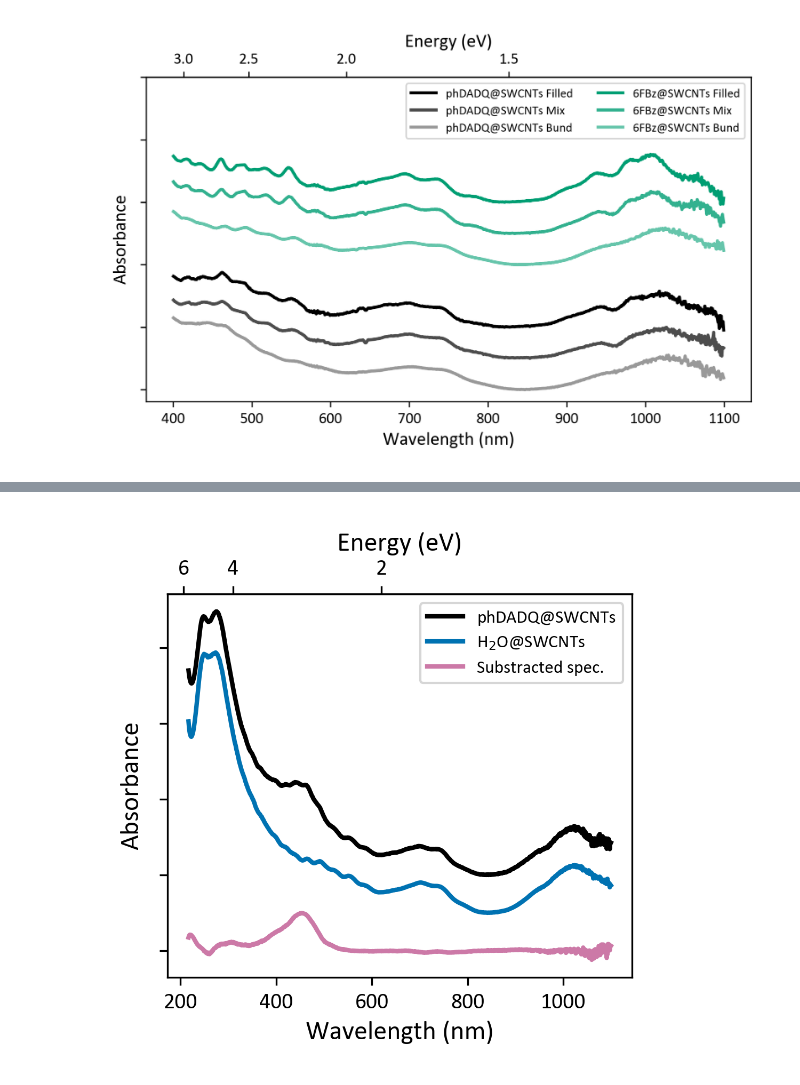
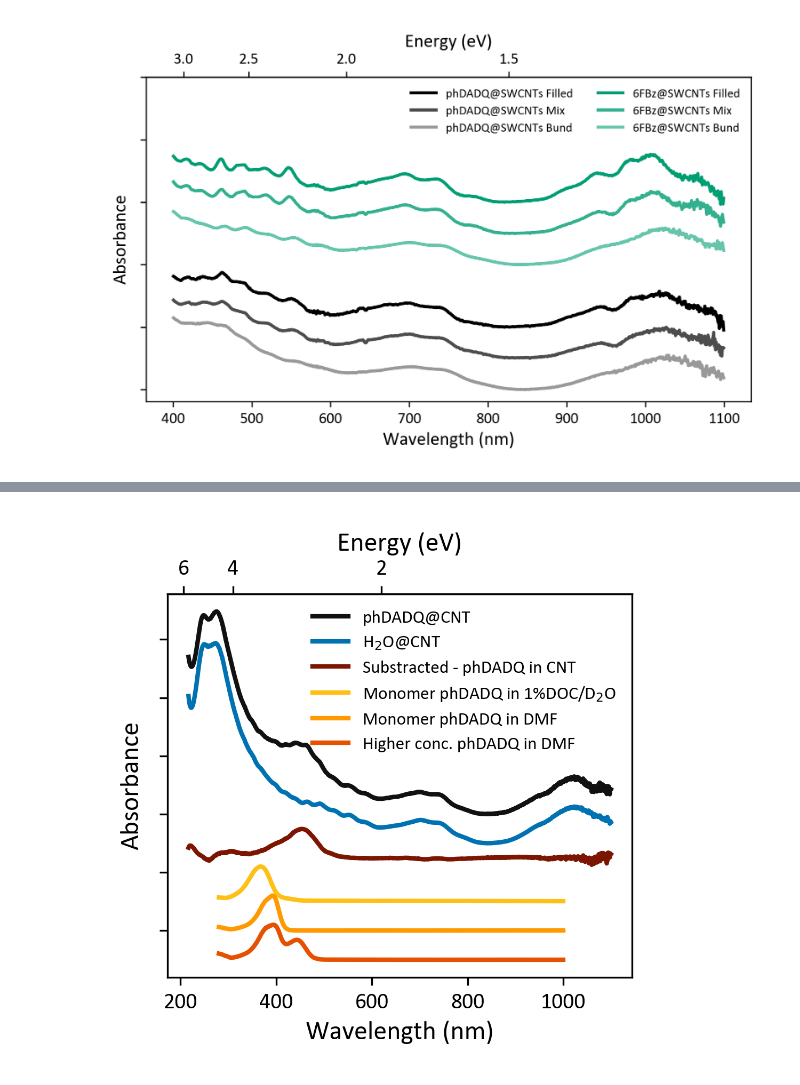
Before and after one commit to CristianMB/DataAnalysis_PhD_FUB, a Jupyter notebook: UVvisNIR/UVvisNIR_PostDial/2608_Abs_Refactored_NTFiguresMAINALLPROBLEMSFIXED.ipynb, the cells around one changed output, grey strips where cells are left out. Cells and saved outputs as stored; diff of their text form; code cells hidden in the pictures.

```diff
--- a/UVvisNIR/UVvisNIR_PostDial/2608_Abs_Refactored_NTFiguresMAINALLPROBLEMSFIXED.ipynb
+++ b/UVvisNIR/UVvisNIR_PostDial/2608_Abs_Refactored_NTFiguresMAINALLPROBLEMSFIXED.ipynb
@@ -107,7 +107,7 @@ def PlotSpectra(
             # Si el eje principal es Energía, convierte el nm a eV para plotearlo
             pos = (1240.0 / x_val) if mode in ["E", "EW"] else x_val
             ax1.axvline(x=pos, linewidth=0.5, linestyle='--', color='black', alpha=0.7, zorder=0)
-    ax1.legend(fontsize=style["legend_size"], ncol=legend_ncol)
+    ax1.legend(fontsize=style["legend_size"], ncol=legend_ncol, frameon=False)
     plt.tight_layout()
     plt.show()
 
@@ -411,6 +411,9 @@ data_folders = [
     r'H:\FUBerlin\Measurements\UVVis\CristianB\20260618_phDADQ_DMF_dilutionsNoBL',
     r'H:\FUBerlin\Measurements\UVVis\CristianB\20260618_F006_phDADQ@P2_Solubilized',
     r'H:\FUBerlin\Measurements\UVVis\CristianB\20260528_F006_phDADQ@P2_DMF_WashingSteps',
+    r"H:\FUBerlin\Measurements\UVvis\CristianB\20261007_phDADQ_dilutionSeries_DMF",
+    r"H:\FUBerlin\Measurements\UVvis\CristianB\20261007_phDADQ_dilutionSeries_1pcDOCH2O",
+
 
 
 ]
@@ -533,20 +536,15 @@ PlotSpectra(
 [figure]
 # %%
 spectra_config = [
-    (SphDADQ_DMF_10,  "phDADQ 2 μg/ml",  0.0, "#7FB3D5", "-"),
+    (S20260618_phDADQ_DMF_10,  "phDADQ 2 μg/ml",  0.0, "#7FB3D5", "-"),
     #(SphDADQ_DMF_20,  "phDADQ 4 μg/ml",  0.0, "#639DC4", "-"),
-    (SphDADQ_DMF_50,  "phDADQ 10 μg/ml",  0.0, "#4787B2", "-"),
+    (S20260618_phDADQ_DMF_50,  "phDADQ 10 μg/ml",  0.0, "#4787B2", "-"),
     #(SphDADQ_DMF_70,  "phDADQ 14 μg/ml",  0.0, "#2F729F", "-"),
-    (SphDADQ_DMF_100, "phDADQ 20 μg/ml", 0.0, "#185E8C", "-"),
-    (SphDADQ_DMF_200, "phDADQ 40 μg/ml", 0.0, "#004B73", "-"),
+    (S20260618_phDADQ_DMF_100, "phDADQ 20 μg/ml", 0.0, "#185E8C", "-"),
+    (S20260618_phDADQ_DMF_200, "phDADQ 40 μg/ml", 0.0, "#004B73", "-"),
 ]
 
-SphDADQ_DMF_10
-SphDADQ_DMF_20
-SphDADQ_DMF_50
-SphDADQ_DMF_70
-SphDADQ_DMF_100
-SphDADQ_DMF_200
+
 
 # 1. Build Selection using .copy() to protect original objects
 SelectionUVvis = []
@@ -598,8 +596,16 @@ PlotSpectra(
 # %%
 spectra_config = [
 
-    (SF006WA_phDADQ_P2_CF_260605_usedForPLE,     "phDADQ@SWCNTs", 0.0, "#000000", "-"),
-    (SP2_SWCNT_CF_usedForPLE,     "H$_2$O@SWCNTs", 0.0, "#0072B2", "-"),
+    (S20260618_F006WA_phDADQ_P2_CF_260605_usedForPLE,     "phDADQ@CNT", 0.0, "#111111", "-"),
+    (S20260618_P2_SWCNT_CF_usedForPLE,     "H$_2$O@CNT", 0.0, "#0072B2", "-"),
+
+
+#    (S20260618_phDADQ_DMF_10,  "phDADQ 2 μg/ml",  0.0, "#7FB3D5", "-"),
+#    (S20260618_phDADQ_DMF_20,  "phDADQ 4 μg/ml",  0.0, "#639DC4", "-"),
+#    (S20260618_phDADQ_DMF_50,  "phDADQ 10 μg/ml",  0.0, "#4787B2", "-"),
+#    (S20260618_phDADQ_DMF_70,  "phDADQ 14 μg/ml",  0.0, "#2F729F", "-"),
+#    (S20260618_phDADQ_DMF_100, "phDADQ 20 μg/ml", 0.0, "#185E8C", "-"),
+#    (S20260618_phDADQ_DMF_200, "phDADQ 40 μg/ml", 0.0, "#004B73", "-"),
 
 ]
 
@@ -626,50 +632,87 @@ SelectionUVvis = TrimSpectra(SelectionUVvis, xmin=216, xmax=1100)
 
 if 1==1:
     Substracted = SelectionUVvis[0].copy()
-    Substracted.N = "Substracted spec."  # Dale un nombre limpio para la leyenda
-    Substracted.color = "#CC79A7"               # Un color distintivo para la resta
+    Substracted.N = "Substracted - phDADQ in CNT"  # Dale un nombre limpio para la leyenda
+    Substracted.color = "#7C1602"               # Un color distintivo para la resta
 
     # Restamos los arrays Y
-    additionalOffset = -1
+    additionalOffset = -1.25
     Substracted.Y = SelectionUVvis[0].Y - SelectionUVvis[1].Y - additionalOffset
     #
     # Substracted = TrimSpectra(Substracted, xmin=290, xmax=800)
 
     # Lo agregamos a la lista que vamos a graficar
     SelectionUVvis.append(Substracted)
+
+
+
+if 1==1:
+    # Factor manual de escala que puedes modificar a tu gusto (ej. 0.5 para bajarlos a la mitad)
+    manual_scale_factor = 0.6
+
+    AdditionaSpec_config = [
+
+
+        (S20261007_phDADQ_100pcSatDMF_1pcDOCH2O_20ul_400ul_QS_5mm_200nm_1100nm,  "Monomer phDADQ in 1%DOC/D$_2$O", "#FFBB00EA", "-"),
+        (S20261007_phDADQ_100pcSat_DMF_10ul_500ul_QS_5mm_200nm_1100nm,  "Monomer phDADQ in DMF", "#FF9900", "-"),
+        (S20261007_phDADQ_100pcSat_DMF_50ul_500ul_QS_5mm_200nm_1100nm,  "Higher conc. phDADQ in DMF", "#E65100", "-"),
+
+
+
+    ]
+
+    for var, name, col, ls in AdditionaSpec_config:
+        mol = var.copy()
+        mol.N = name
+        mol.color = col
+        mol.linestyle = ls
+        offset = 1.0
+
+        # Aplicar el recorte para que tengan el mismo rango en X
+        mol = TrimSpectra([mol], xmin=280, xmax=1000)[0]
+
+        # Normalización o escalado manual del eje Y a tu gusto:
+        mol.Y = mol.Y/max(mol.Y)*manual_scale_factor + offset
+
+        # Se añade individualmente a la lista principal plana
+        SelectionUVvis.append(mol)
+
+
+
+
 
 # --- GRAFICAR ---
 
 poster_style = {
     "figsize": (3.5, 3.5),
     "dpi": 300,
     "font_size": 10,
     "title_size": 12,
     "label_size": 12,
     "legend_size": 8,
     "line_width": 2,
     "font_family": "Calibri",
     "grid": False,
     "colors": ["#0072B2", "#E69F00", "#009E73", "#CC79A7", "#56B4E9", "#D55E00", "#F0E442"],
     "linestyles": ["-", "--", "-.", ":"]
 }
 
 
 
 PlotSpectra(
     spectra_list=SelectionUVvis,
     mode="WE",
-    offset_step=-0.50,
+    offset_step=-0.5,
     #ymax=3.2,
     #xmax=500,
     #xmin=300,
     ylabel="Absorbance",
     style=poster_style,
     #ymax=1,
     hide_yticks=True,
 )
 # %% [output]
-[figure, old version]
+[figure, new version]
 # %%
 spectra_config = [
 
```
Also changed, not shown: parts of 4 cells of this notebook, 7 other files.
